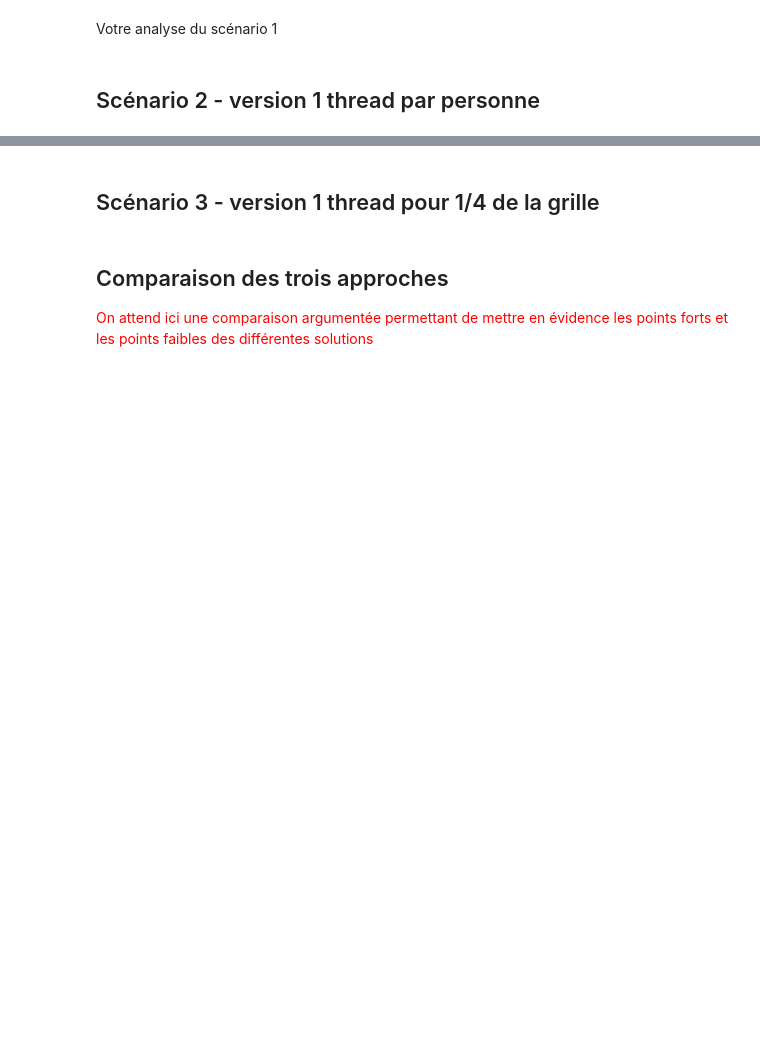
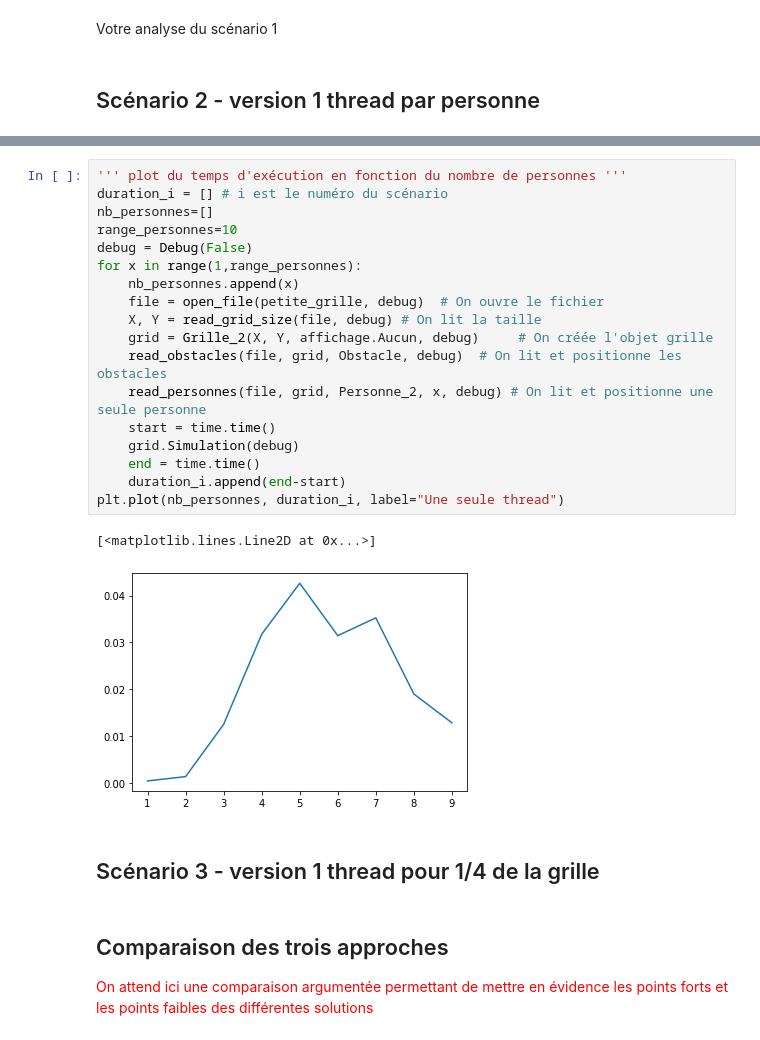
Before and after one commit to kevinushaka/prog-conc, a Jupyter notebook: rendu3_ushakakubwawe_adanlehoussi/rendu 3/simulation_deplacement_foule_etudiant.ipynb, the cells around one changed output, grey strips where cells are left out. Saved outputs shown, nothing was run; the diff lists cells and outputs as text; blank space fills up the shorter version.

```diff
--- a/rendu3_ushakakubwawe_adanlehoussi/rendu 3/simulation_deplacement_foule_etudiant.ipynb
+++ b/rendu3_ushakakubwawe_adanlehoussi/rendu 3/simulation_deplacement_foule_etudiant.ipynb
@@ -1464,3 +1485,24 @@ Début de la simulation
+# %%
+''' plot du temps d'exécution en fonction du nombre de personnes '''
+duration_i = [] # i est le numéro du scénario
+nb_personnes=[]
+range_personnes=10
+debug = Debug(False)
+for x in range(1,range_personnes):
+    nb_personnes.append(x)
+    file = open_file(petite_grille, debug)  # On ouvre le fichier
+    X, Y = read_grid_size(file, debug) # On lit la taille
+    grid = Grille_2(X, Y, affichage.Aucun, debug)     # On créée l'objet grille
+    read_obstacles(file, grid, Obstacle, debug)  # On lit et positionne les obstacles
+    read_personnes(file, grid, Personne_2, x, debug) # On lit et positionne une seule personne
+    start = time.time()
+    grid.Simulation(debug)
+    end = time.time()
+    duration_i.append(end-start)
+plt.plot(nb_personnes, duration_i, label="Une seule thread")
+# %% [output]
+[<matplotlib.lines.Line2D at 0x...>]
+[figure, added]
 # %% [markdown]
 ## Scénario 3 - version 1 thread pour 1/4 de la grille
 # %% [markdown]
```
Also changed, not shown: parts of 8 cells of this notebook, 1 other file.
